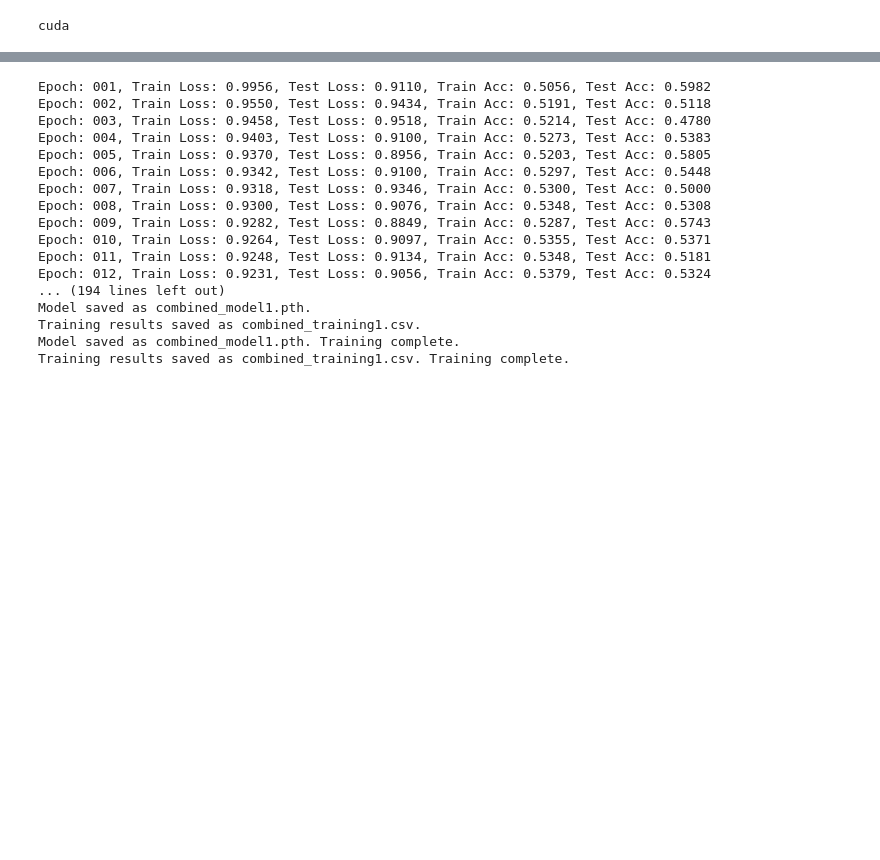
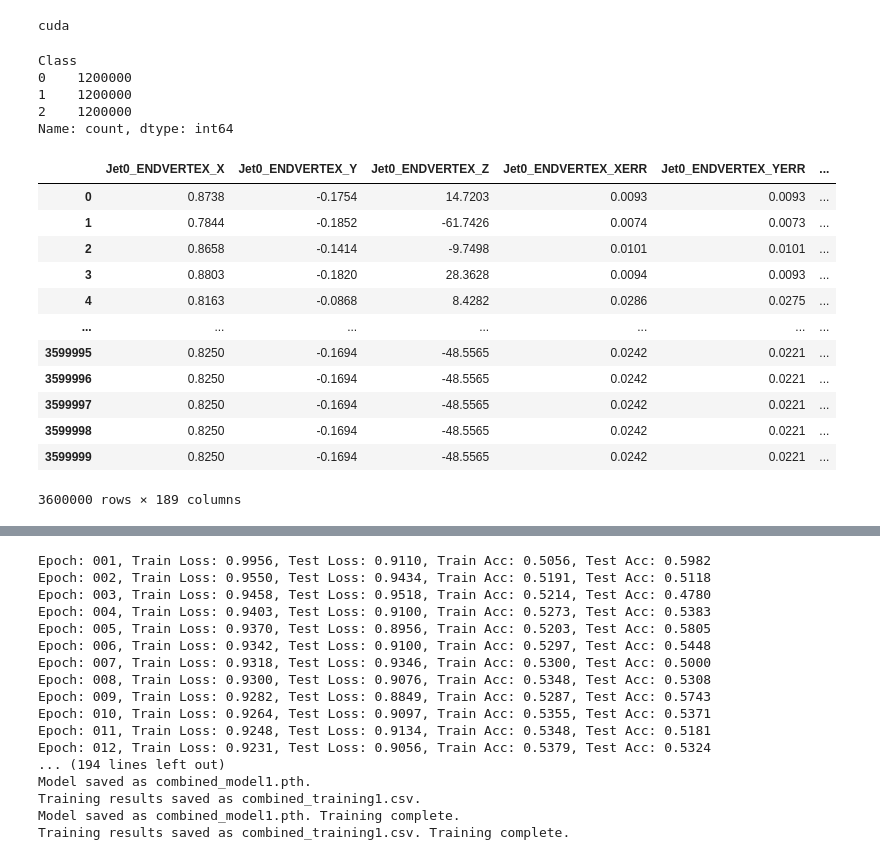
Before and after one commit to gpesticci/Jet-GNN, a Jupyter notebook: combined_GNN.ipynb, the cells around one changed output, grey strips where cells are left out. Saved outputs shown, nothing was run; the diff lists cells and outputs as text; code cells hidden in the pictures; blank space fills up the shorter version.

```diff
--- a/combined_GNN.ipynb
+++ b/combined_GNN.ipynb
@@ -148,0 +44,25 @@ qq_df = pd.concat([dataframes["qq_df"][0], dataframes["qq50_df"][0]])
+# %%
+# Print number of events for each class in loaded file
+combined_df['Class'].value_counts()
+# %% [output]
+Class
+0    1200000
+1    1200000
+2    1200000
+Name: count, dtype: int64
+# %%
+combined_df
+# %% [output]
+|  | Jet0_ENDVERTEX_X | Jet0_ENDVERTEX_Y | Jet0_ENDVERTEX_Z | Jet0_ENDVERTEX_XERR | Jet0_ENDVERTEX_YERR | ... |
+| 0 | 0.8738 | -0.1754 | 14.7203 | 0.0093 | 0.0093 | ... |
+| 1 | 0.7844 | -0.1852 | -61.7426 | 0.0074 | 0.0073 | ... |
+| 2 | 0.8658 | -0.1414 | -9.7498 | 0.0101 | 0.0101 | ... |
+| 3 | 0.8803 | -0.1820 | 28.3628 | 0.0094 | 0.0093 | ... |
+| 4 | 0.8163 | -0.0868 | 8.4282 | 0.0286 | 0.0275 | ... |
+| ... | ... | ... | ... | ... | ... | ... |
+| 3599995 | 0.8250 | -0.1694 | -48.5565 | 0.0242 | 0.0221 | ... |
+| 3599996 | 0.8250 | -0.1694 | -48.5565 | 0.0242 | 0.0221 | ... |
+| 3599997 | 0.8250 | -0.1694 | -48.5565 | 0.0242 | 0.0221 | ... |
+| 3599998 | 0.8250 | -0.1694 | -48.5565 | 0.0242 | 0.0221 | ... |
+| 3599999 | 0.8250 | -0.1694 | -48.5565 | 0.0242 | 0.0221 | ... |
+3600000 rows × 189 columns
```
Also changed, not shown: parts of 33 cells of this notebook, 3 other files.
